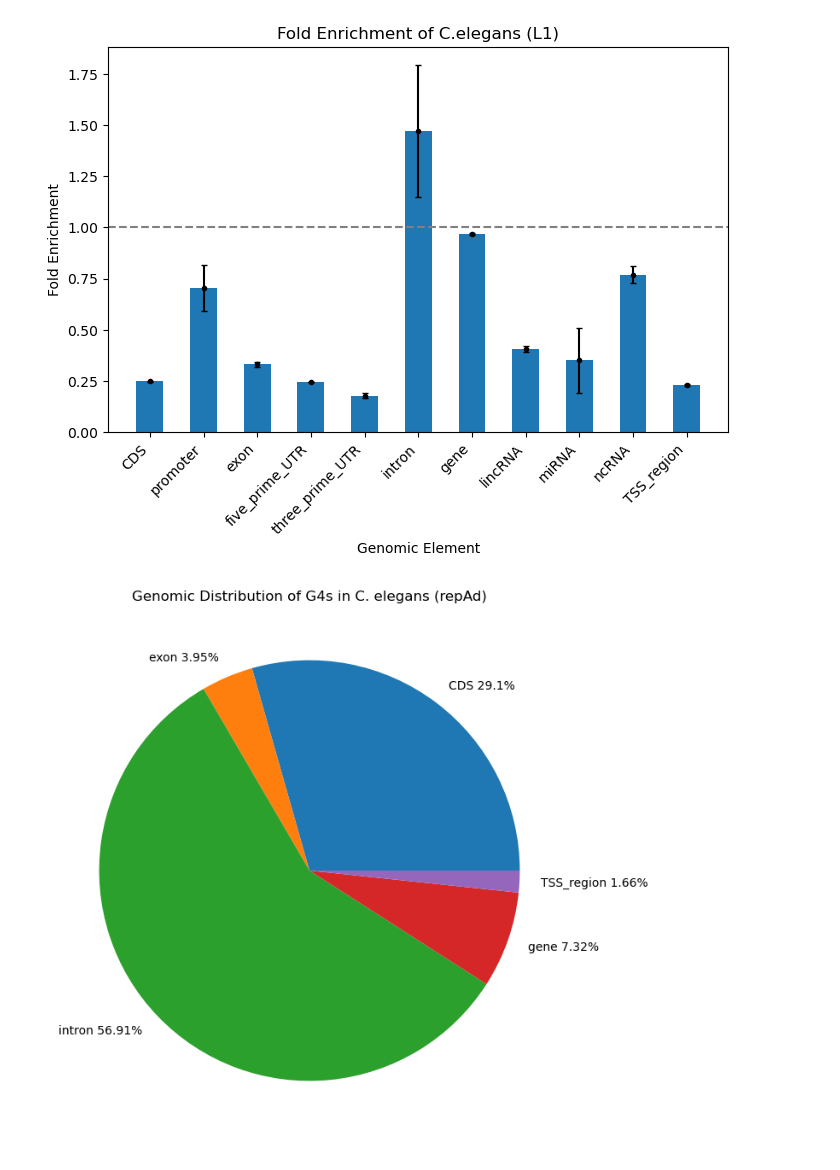
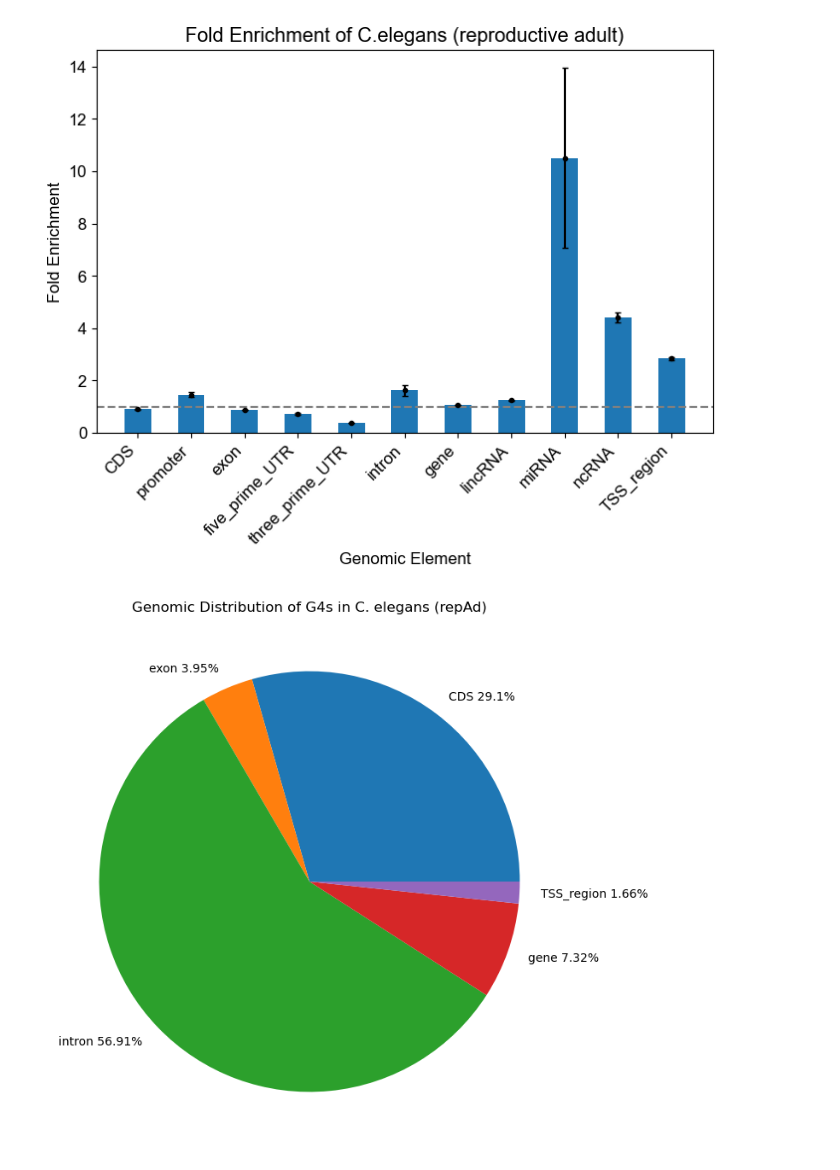
Before and after one commit to ellachee4/daylab, a Jupyter notebook: c-elegans-visual.ipynb, the cells around one changed output. Cells and saved outputs as stored; diff of their text form; code cells hidden in the pictures.

Commit message:
new fold enrichment figs

```diff
--- a/c-elegans-visual.ipynb
+++ b/c-elegans-visual.ipynb
@@ -17,6 +17,7 @@ def intersect_func(genomic_element, peaks):
     intersection = BedTool(genomic_element).sort().intersect(peaks)
     intersection_df = pd.read_table(intersection.fn, names=['seq_id', 'start', 'end'])
     num_overlaps = intersection_df.shape[0]
+
     return num_overlaps
 
 def construct_genomic_df(peaks):
@@ -47,39 +48,44 @@ def calc_stats(df, num):
     cols = list()
     for i in range(num):
         df[f'fe{i+1}'] = df['overlaps']/df[f'shuffle_overlap{i+1}']
         cols.append(f'fe{i+1}')
     df['fe_mean'] = df[cols].mean(axis=1)
     df['se'] = df[cols].sem(axis=1)
 
 def make_fig(df):
     df['genomic element'] = df['genomic element'].str[24:-4]
 
     x = df['genomic element']
     y = df['fe_mean']
 
     fig, ax = plt.subplots(figsize=(8, 5))
     ax.bar(x, y, width=0.5)
-    ax.set(title='Fold Enrichment of C.elegans (L1)', xlabel='Genomic Element', ylabel='Fold Enrichment')
+    ax.set(title='Fold Enrichment of C.elegans (reproductive adult)', xlabel='Genomic Element', ylabel='Fold Enrichment')
     plt.xticks(rotation=45, ha='right')
     plt.axhline(y = 1, color = 'gray', linestyle = 'dashed')
+    plt.rcParams["font.family"] = "sans-serif"
+    plt.rcParams["font.sans-serif"] = ["Arial"]
+    plt.rcParams.update({'font.size': 12})
     ax.errorbar(x, y, yerr=df['se'], fmt='.', color="black", capsize=2)
-    plt.savefig('ce11-figs/ce11-fe-figs/celegans_fe_L1(3).svg', bbox_inches='tight')
+    plt.savefig('ce11-figs/ce11-fe-figs/celegans_fe_repAd(5).svg', bbox_inches='tight')
 
 def main():
-    p = peaks2bed('BG4_L1_HQ.bed')
+    p = peaks2bed('BG4_repAd_HQ.bed')
     df = construct_genomic_df(p)
 
-    num_shuffles = 3
+    num_shuffles = 5
     gf = 'ce11.genome'
     run_shuffle_intersects(df, num_shuffles, p, gf)
-    calc_stats(df, 3)
+    calc_stats(df, 5)
+    # save to csv file
+    df.to_csv('ce11-intersects/ce11-repAd-intersects.csv')
 
     make_fig(df)
 
 
 main()
 # %% [output]
-[figure, old version]
+[figure, new version]
 # %%
 '''
 def make_pie(df):
```
Also changed, not shown: 6 other files.
